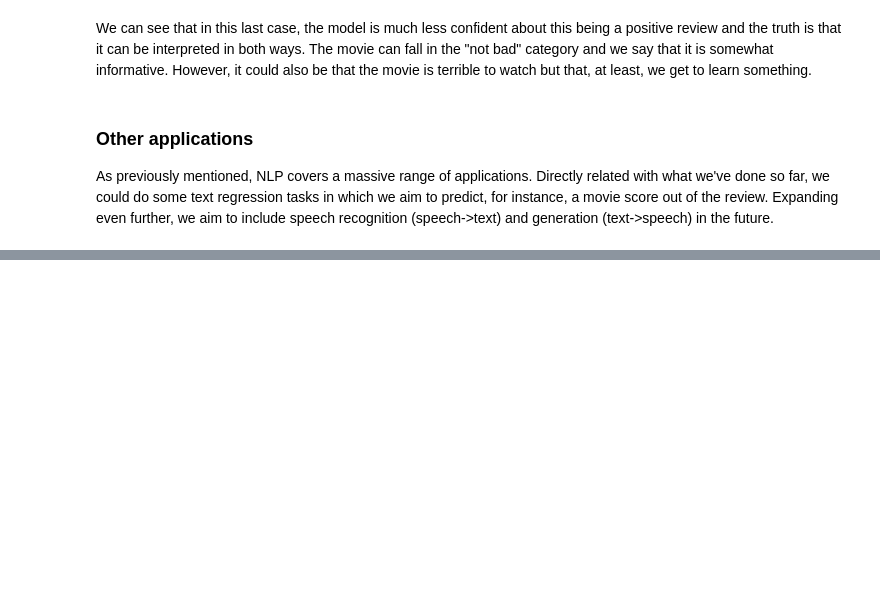
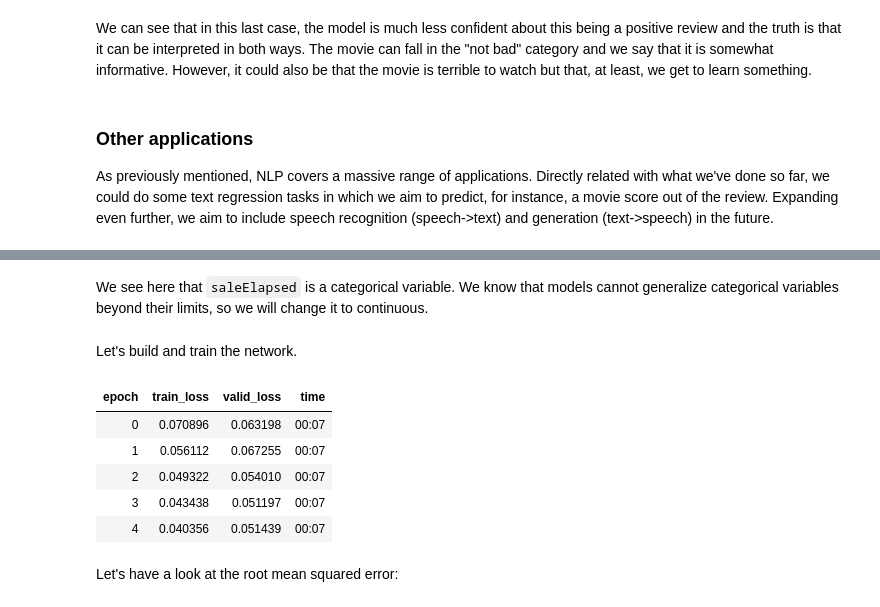
Before and after one commit to BorjaRequena/ML_applications, a Jupyter notebook: 00_ml_applications.ipynb, the cells around one changed output, grey strips where cells are left out. Drawn from its saved outputs; the diff is of its cells as text; code cells hidden in the pictures; blank space fills up the shorter version.

```diff
--- a/00_core.ipynb
+++ b/00_ml_applications.ipynb
@@ -551,0 +711,2 @@ Up until quite recently, tabular data problems where generally addressed with cl
+# %%
+cont_nn, cat_nn = cont_cat_split(df_nn, max_card=9000, dep_var=dep_var)
@@ -551,0 +730,26 @@ Up until quite recently, tabular data problems where generally addressed with cl
+# %% [markdown]
+We see here that `saleElapsed` is a categorical variable. We know that models cannot generalize categorical variables beyond their limits, so we will change it to continuous.
+# %%
+cont_nn.append('saleElapsed')
+cat_nn.remove('saleElapsed')
+df_nn.saleElapsed.dtype = int
+# %% [markdown]
+Let's build and train the network.
+# %%
+procs_nn = [Categorify, FillMissing, Normalize]
+to_nn = TabularPandas(df_nn, procs_nn, cat_nn, cont_nn, splits=splits, y_names=dep_var)
+dls = to_nn.dataloaders(1024)
+# %%
+learn = tabular_learner(dls, y_range=(8,12), layers=[500,250],
+                        n_out=1, loss_func=F.mse_loss)
+# %%
+learn.fit_one_cycle(5, 1e-2)
+# %% [output]
+| epoch | train_loss | valid_loss | time |
+| 0 | 0.070896 | 0.063198 | 00:07 |
+| 1 | 0.056112 | 0.067255 | 00:07 |
+| 2 | 0.049322 | 0.054010 | 00:07 |
+| 3 | 0.043438 | 0.051197 | 00:07 |
+| 4 | 0.040356 | 0.051439 | 00:07 |
+# %% [markdown]
+Let's have a look at the root mean squared error:
```
Also changed, not shown: parts of 39 cells of this notebook, 3 other files.
